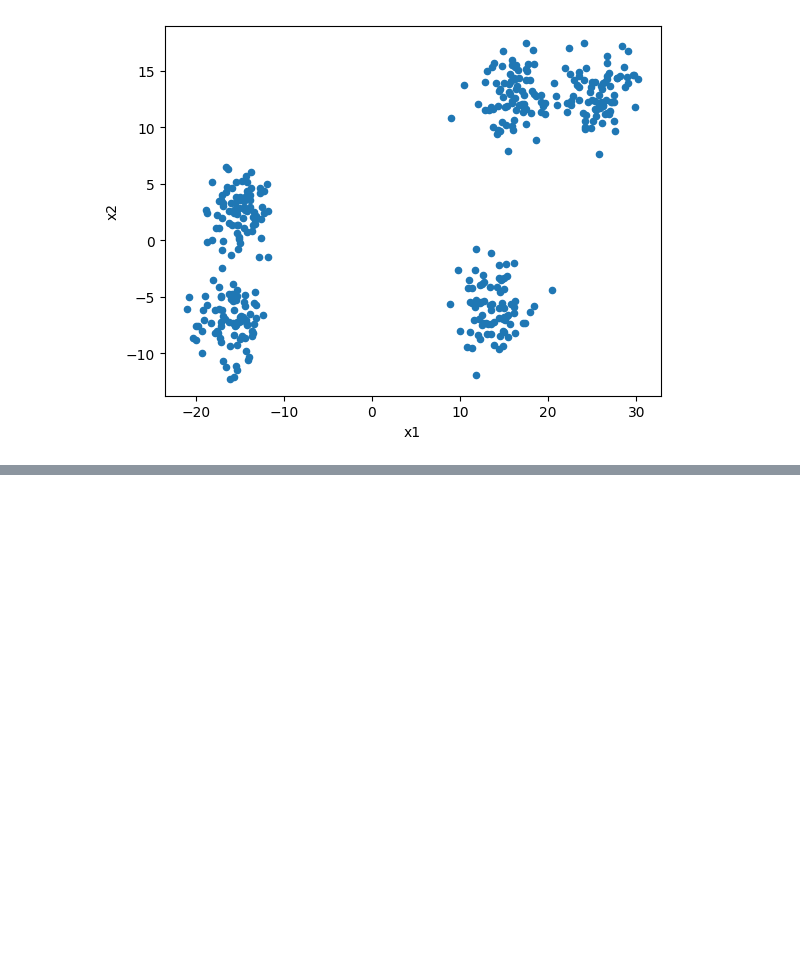
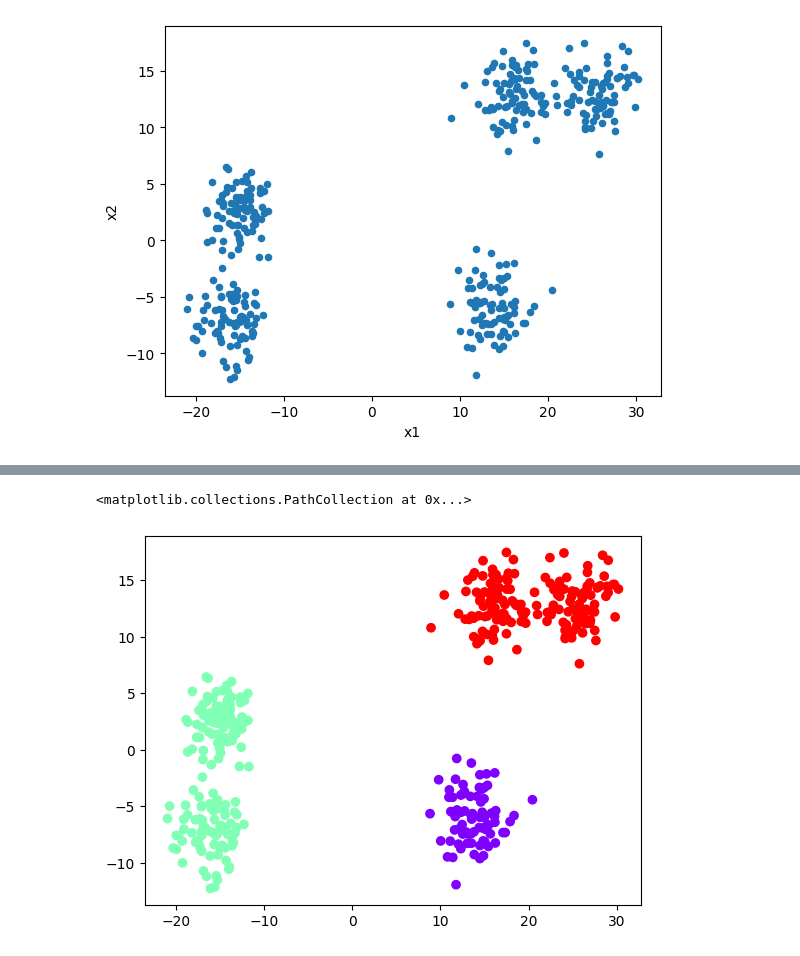
Before and after one commit to adnanqidwai/Comparing_Clustering_Algos, a Jupyter notebook: 2.ipynb, the cells around one changed output, grey strips where cells are left out. Cells and saved outputs as stored; diff of their text form; code cells hidden in the pictures; blank space fills up the shorter version.

```diff
--- a/2.ipynb
+++ b/2.ipynb
@@ -28,0 +43,5 @@ wellSeperated.plot(x='1', y='2', kind='scatter')
+# %%
+plt.scatter(subClusters['x1'], subClusters['x2'], c=Kmeans_subClusters.labels_, cmap='rainbow')
+# %% [output]
+<matplotlib.collections.PathCollection at 0x...>
+[figure, added]
```
Also changed, not shown: parts of 6 cells of this notebook.
